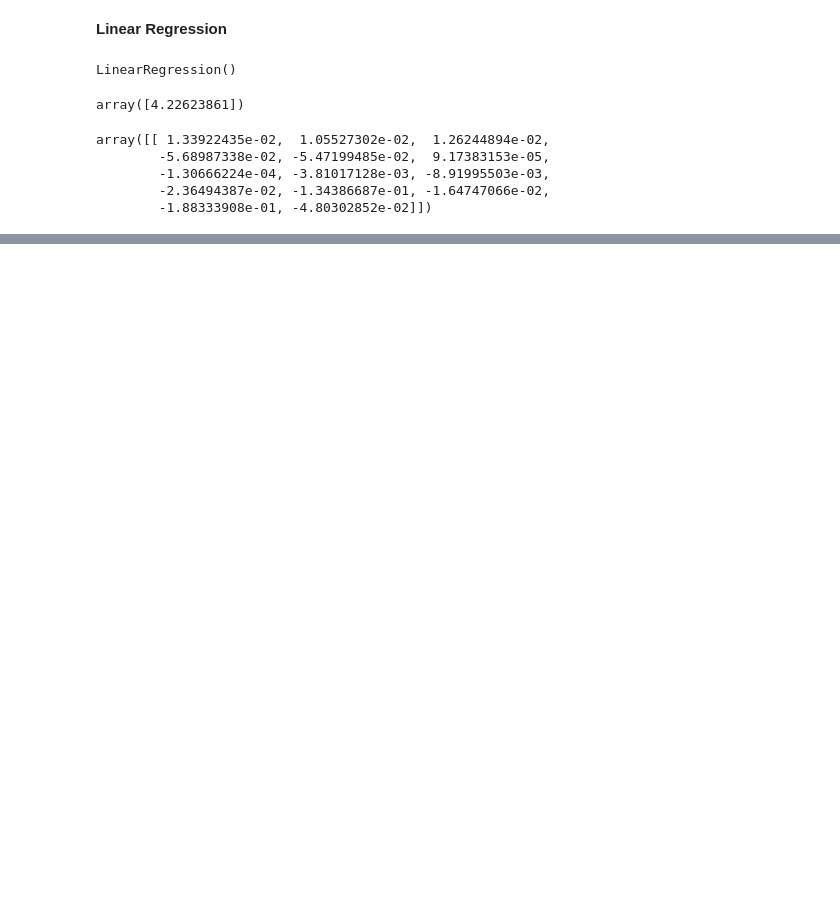
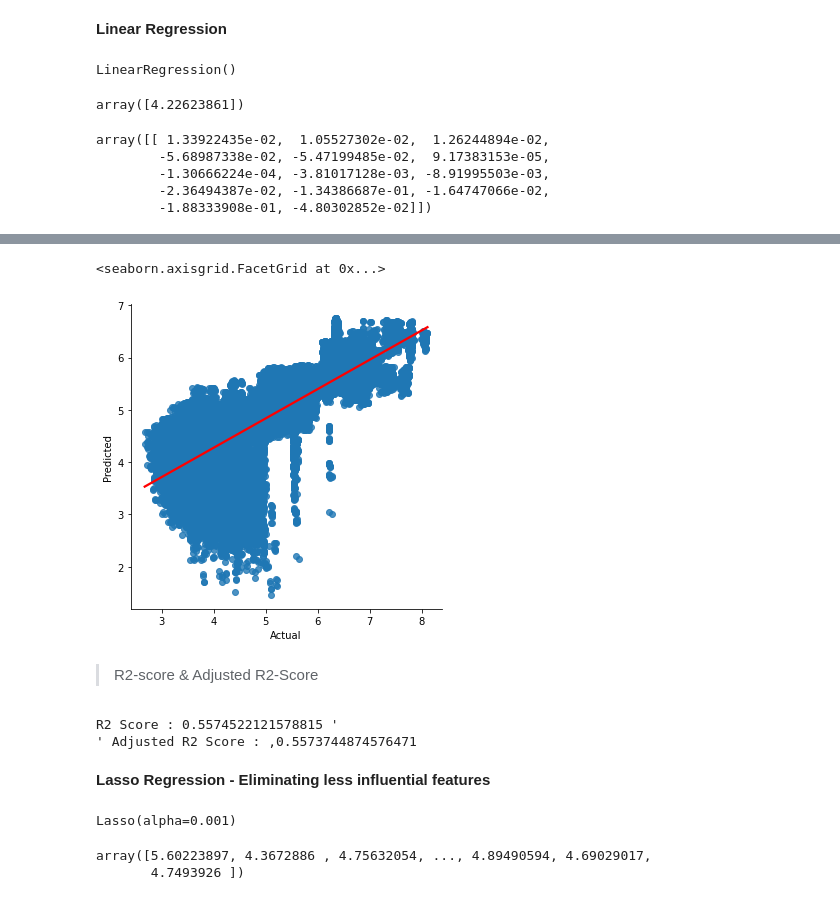
Before and after one commit to lokeshtokas/SGEMM-GPU-Kernel-Performance, a Jupyter notebook: SGEMM GPU Kernel Performance - Capstone Project.ipynb, the cells around one changed output, grey strips where cells are left out. Cells and saved outputs as stored; diff of their text form; code cells hidden in the pictures; blank space fills up the shorter version.

```diff
--- a/SGEMM GPU Kernel Performance - Capstone Project.ipynb
+++ b/SGEMM GPU Kernel Performance - Capstone Project.ipynb
@@ -263,2 +271,3 @@ Y_predict_train = lin_reg.predict(X_train)
 # %%
-Y_predict = lin_reg.predict(X_test)
+Y_pred = lin_reg.predict(X_test)
+Y_pred
@@ -266,0 +282,3 @@ Y_predict = lin_reg.predict(X_test)
+# %%
+df_pred = pd.DataFrame({'Actual' : Y_test.squeeze(), 'Predicted': Y_pred.squeeze()})
+df_pred
@@ -266,0 +299,25 @@ Y_predict = lin_reg.predict(X_test)
+# %%
+sns.lmplot(data=df_pred, x='Actual', y='Predicted', line_kws = {'color': 'red'})
+# %% [output]
+<seaborn.axisgrid.FacetGrid at 0x...>
+[figure, added]
+# %% [markdown]
+> R2-score & Adjusted R2-Score
+# %%
+R2_cal(Y_test,Y_pred)
+# %% [output]
+R2 Score : 0.5574522121578815 '
+' Adjusted R2 Score : ,0.5573744874576471
+# %% [markdown]
+**Lasso Regression - Eliminating less influential features**
+# %%
+lasso = Lasso(alpha=0.001)
+lasso.fit(X_train, Y_train)
+# %% [output]
+Lasso(alpha=0.001)
+# %%
+Y_pred = lasso.predict(X_test)
+Y_pred
+# %% [output]
+array([5.60223897, 4.3672886 , 4.75632054, ..., 4.89490594, 4.69029017,
+       4.7493926 ])
```
Also changed, not shown: parts of 19 cells of this notebook.
